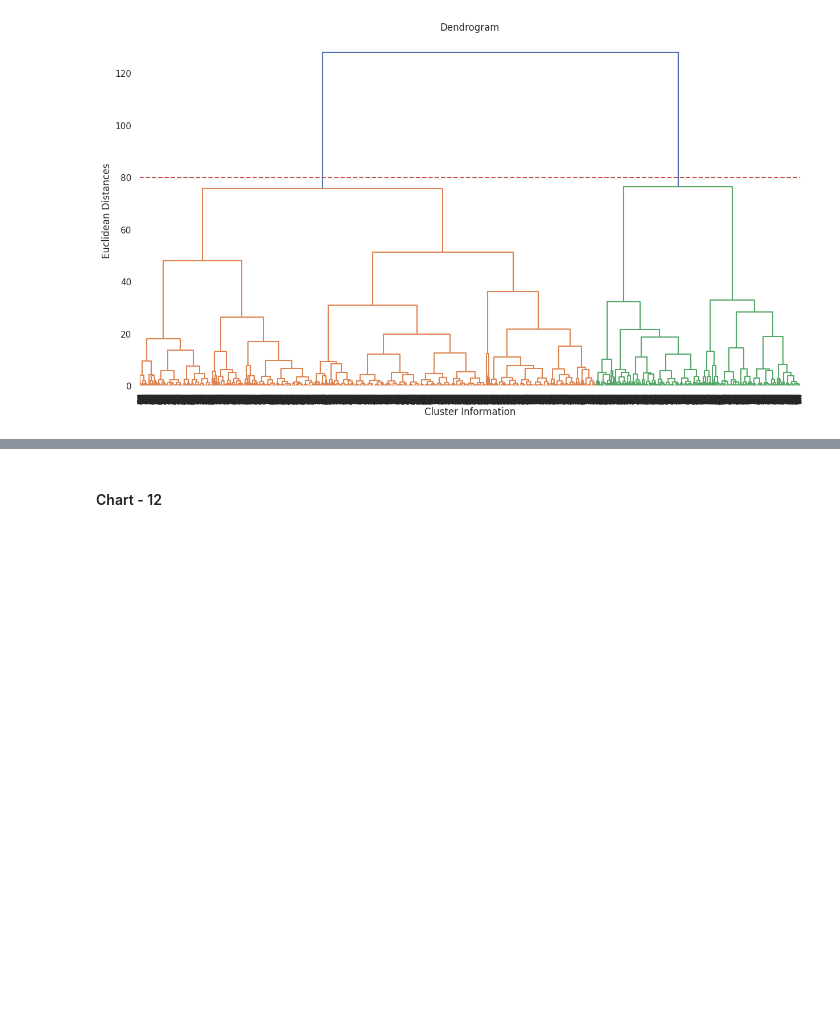
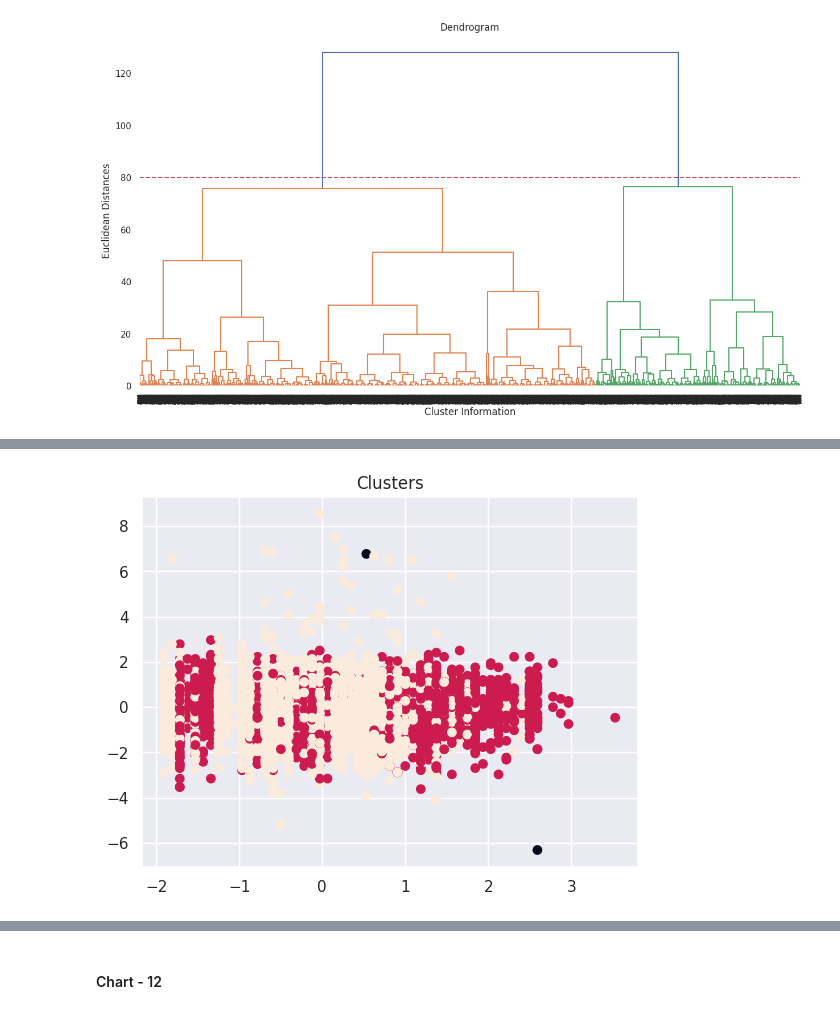
Before and after one commit to pranjalikathait/Machine_Learning, a Jupyter notebook: Copy_of_Sample_ML_Submission_Template.ipynb, the cells around one changed output, grey strips where cells are left out. Saved outputs shown, nothing was run; the diff lists cells and outputs as text; code cells hidden in the pictures; blank space fills up the shorter version.

```diff
--- a/Copy_of_Sample_ML_Submission_Template.ipynb
+++ b/Copy_of_Sample_ML_Submission_Template.ipynb
@@ -1398,0 +1420,11 @@ plt.show()
+# %%
+# applying DBSCAN
+dbscan = DBSCAN(eps=2, min_samples=2)
+y_pred_dbscan = dbscan.fit_predict(X)
+# %%
+# Visualizing the clusters (two dimensions only)
+plt.scatter(X[:, 1], X[:, 2], c = y_pred_dbscan)
+plt.title('Clusters')
+plt.show()
+# %% [output]
+[figure, added]
```
Also changed, not shown: parts of 6 cells of this notebook.
